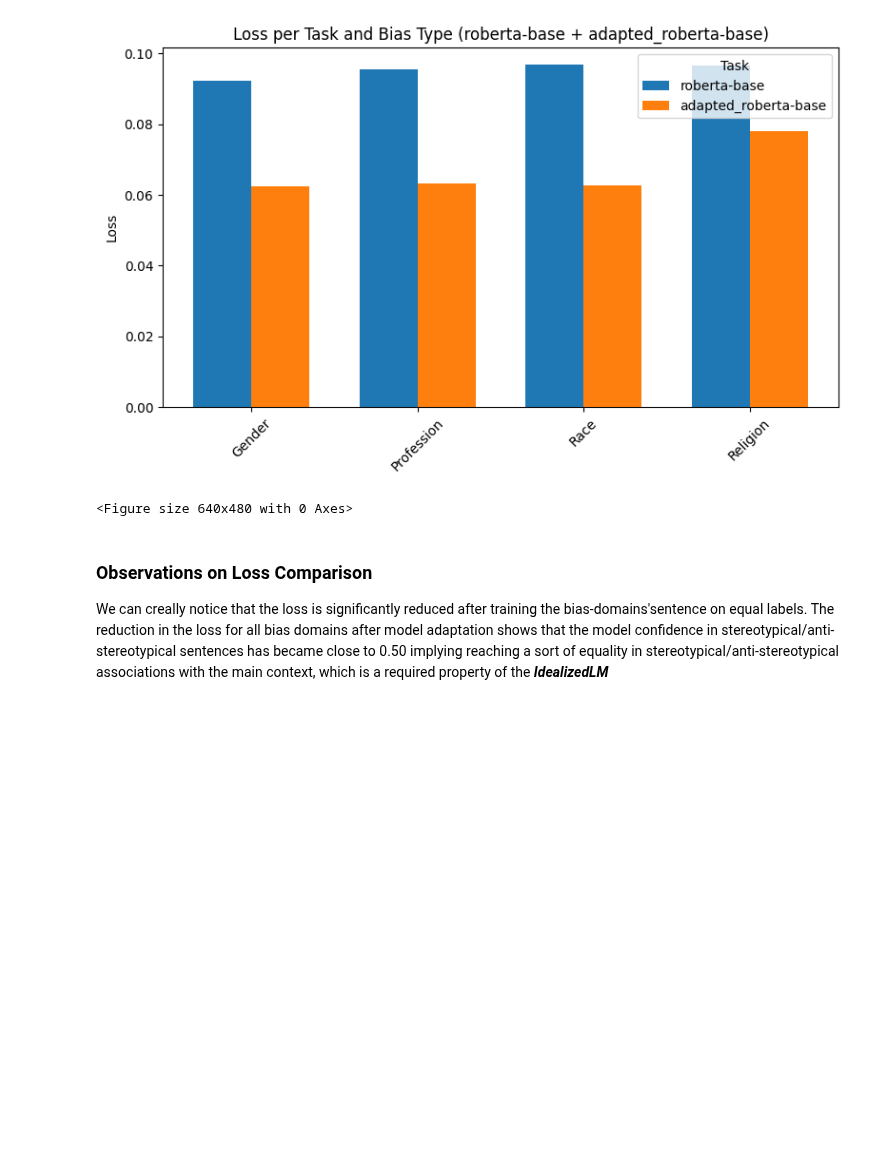
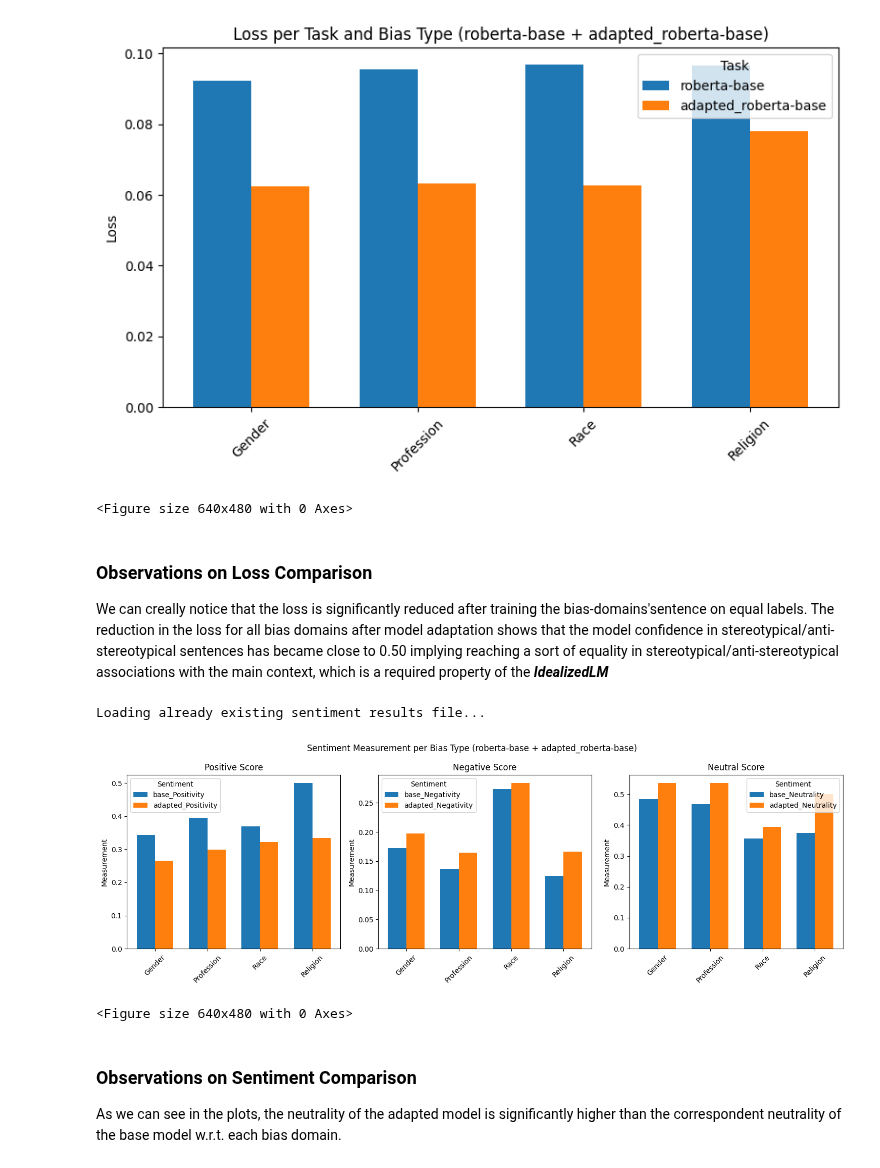
Before and after one commit to Abudo-S/MindTheGap, a Jupyter notebook: MindTheGap.ipynb, the cells around one changed output. Cells and saved outputs as stored; diff of their text form; code cells hidden in the pictures; blank space fills up the shorter version.

Commit message:
Add Sentiment Comparison in MindTheGap.

```diff
--- a/MindTheGap.ipynb
+++ b/MindTheGap.ipynb
@@ -1027,12 +1054,11 @@ plot_sentiment_measurements(bias_sent_measurements, adapted_model_name)
 ### Overall Comparison between Perfomances (before and after adaptation)
 # %%
 #load existing results of any model
+d = {}
 if os.path.exists(RESULTS_FILE):
     with open(RESULTS_FILE, "r") as f:
         print("Loading already existing results file...")
         d = json.load(f)
-else:
-    d = {}
 
 base_model_overall = {bias: {metric : (d[pretrained_model_name]["intrasentence"][bias][metric] + d[pretrained_model_name]["intersentence"][bias][metric])/2 for metric in metrics} for bias in bias_types}
 adapted_model_overall = {bias: {metric : (d[adapted_model_name]["intrasentence"][bias][metric] + d[adapted_model_name]["intersentence"][bias][metric])/2 for metric in metrics} for bias in bias_types}
@@ -1068,0 +1132,21 @@ We can creally notice that the loss is significantly reduced after training the
+# %%
+#load existing sentiment results of any model
+d = {}
+if os.path.exists(SENTIMENT_RESULTS_FILE):
+    with open(SENTIMENT_RESULTS_FILE, "r") as f:
+        print("Loading already existing sentiment results file...")
+        d = json.load(f)
+
+base_model_sent_overall = {bias: {measure : (d[pretrained_model_name]["intrasentence"][bias][measure] + d[pretrained_model_name]["intersentence"][bias][measure])/2 for measure in measurements} for bias in bias_types}
+base_bias_sent_measurements = {measure: [base_model_sent_overall[bias][measure] for bias in bias_types] for measure in measurements}
+
+adapted_model_sent_overall = {bias: {measure : (d[adapted_model_name]["intrasentence"][bias][measure] + d[adapted_model_name]["intersentence"][bias][measure])/2 for measure in measurements} for bias in bias_types}
+adapted_bias_sent_measurements = {measure: [adapted_model_sent_overall[bias][measure] for bias in bias_types] for measure in measurements}
+plot_variant_sentiment_measurements(base_bias_sent_measurements, adapted_bias_sent_measurements, f"{pretrained_model_name} + {adapted_model_name}")
+# %% [output]
+Loading already existing sentiment results file...
+[figure, added]
+<Figure size 640x480 with 0 Axes>
+# %% [markdown]
+### Observations on Sentiment Comparison
+As we can see in the plots, the neutrality of the adapted model is significantly higher than the correspondent neutrality of the base model w.r.t. each bias domain.
```
Also changed, not shown: parts of 7 cells of this notebook.
